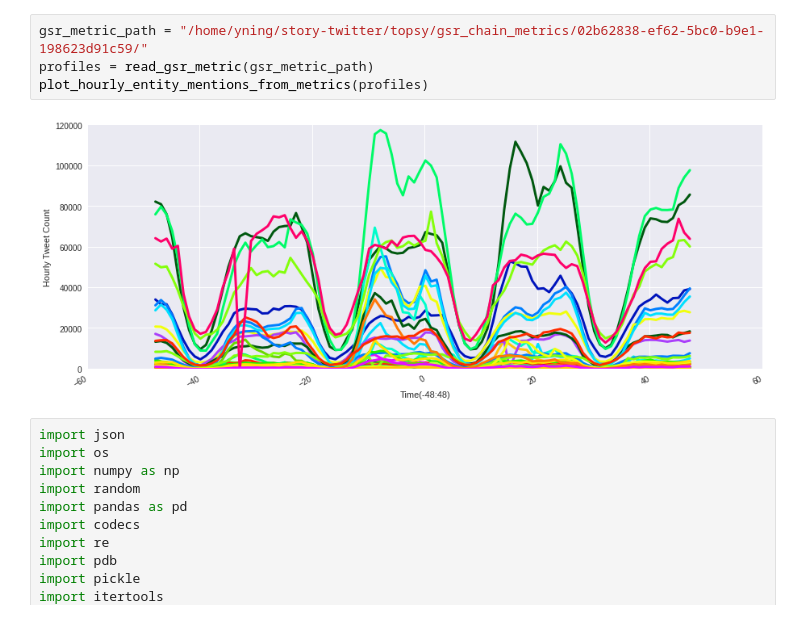
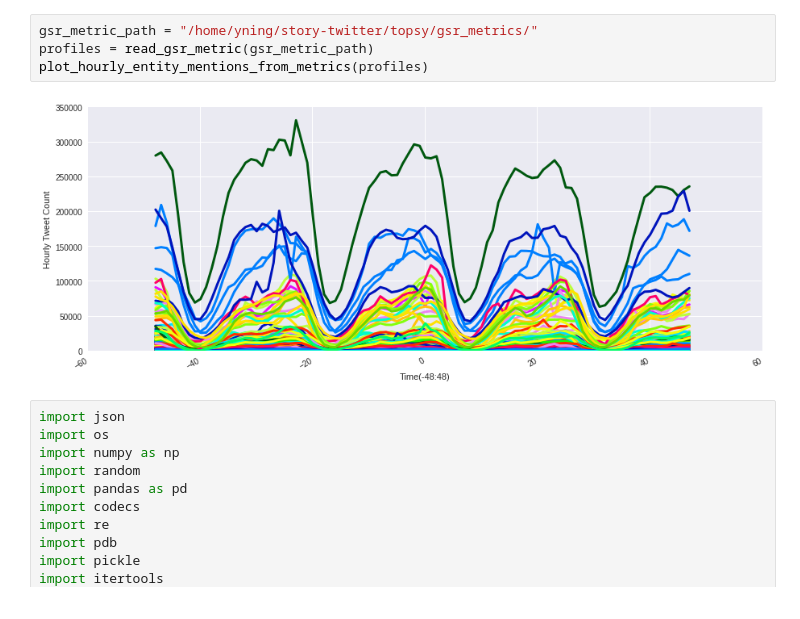
Before and after one commit to yning/tweets, a Jupyter notebook: plot_gsr_metric.ipynb, the cells around one changed output. Saved outputs shown, nothing was run; the diff lists cells and outputs as text.

Commit message:
new plots

```diff
--- a/plot_gsr_metric.ipynb
+++ b/plot_gsr_metric.ipynb
@@ -1,9 +1,9 @@
 # %%
-gsr_metric_path = "/home/yning/story-twitter/topsy/gsr_chain_metrics/02b62838-ef62-5bc0-b9e1-198623d91c59/"
+gsr_metric_path = "/home/yning/story-twitter/topsy/gsr_metrics/"
 profiles = read_gsr_metric(gsr_metric_path)
 plot_hourly_entity_mentions_from_metrics(profiles)
 # %% [output]
-[figure, old version]
+[figure, new version]
 # %%
 import json
 import os
```
